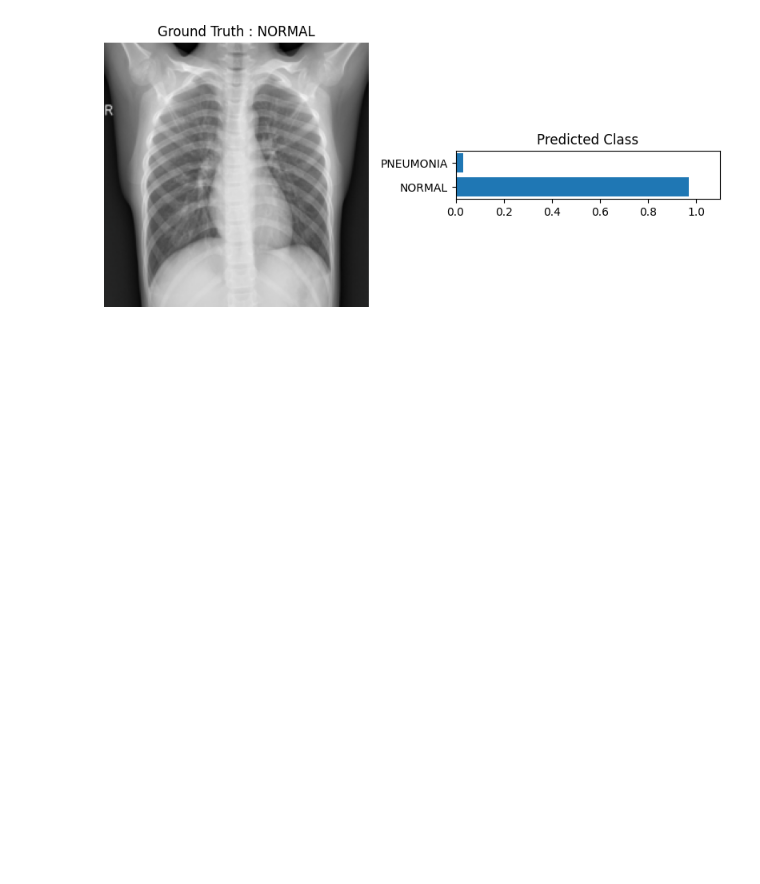
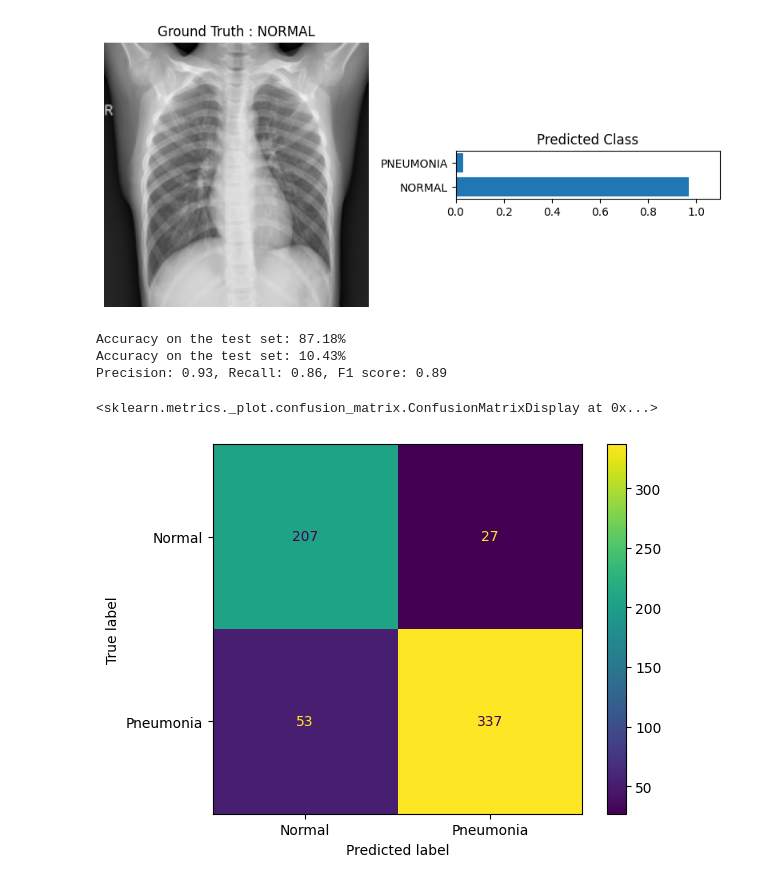
Before and after one commit to sergioarango00/Testing, a Jupyter notebook: xraysNN.ipynb, the cells around one changed output. Cells and saved outputs as stored; diff of their text form; code cells hidden in the pictures; blank space fills up the shorter version.

```diff
--- a/xraysNN.ipynb
+++ b/xraysNN.ipynb
@@ -350,3 +350,45 @@ ps = F.softmax(ps,dim = 1)
 view_classify(image,ps,label)
 # %% [output]
 [figure]
+# %%
+from sklearn.metrics import precision_score, recall_score, f1_score
+
+# Initialize empty lists to store true labels and predictions
+true_labels = []
+predicted_labels = []
+correct = 0
+
+# Accumulate true labels and predictions for all mini-batches in the test set
+with torch.no_grad():
+    for images, labels in testloader:
+        outputs = model(images)
+        _, predicted = torch.max(outputs.data, 1)
+        true_labels.extend(labels.numpy())
+        predicted_labels.extend(predicted.numpy())
+        correct += (predicted == labels).sum().item()
+
+print(f"Accuracy on the test set: {correct / len(testset):.2%}")
+print(f"Accuracy on the test set: {correct / len(trainset):.2%}")
+
+# Calculate precision, recall, and F1 score using the accumulated true labels and predictions
+precision = precision_score(true_labels, predicted_labels)
+recall = recall_score(true_labels, predicted_labels)
+f1 = f1_score(true_labels, predicted_labels)
+
+print(f"Precision: {precision:.2f}, Recall: {recall:.2f}, F1 score: {f1:.2f}")
+# %% [output]
+Accuracy on the test set: 87.18%
+Accuracy on the test set: 10.43%
+Precision: 0.93, Recall: 0.86, F1 score: 0.89
+# %%
+from sklearn.metrics import confusion_matrix, ConfusionMatrixDisplay
+
+# Calculate the confusion matrix using the accumulated true labels and predictions
+cm = confusion_matrix(true_labels, predicted_labels)
+
+# Visualize the confusion matrix
+disp = ConfusionMatrixDisplay(confusion_matrix=cm, display_labels=["Normal", "Pneumonia"])
+disp.plot()
+# %% [output]
+<sklearn.metrics._plot.confusion_matrix.ConfusionMatrixDisplay at 0x...>
+[figure, added]
```
Also changed, not shown: parts of 4 cells of this notebook.
